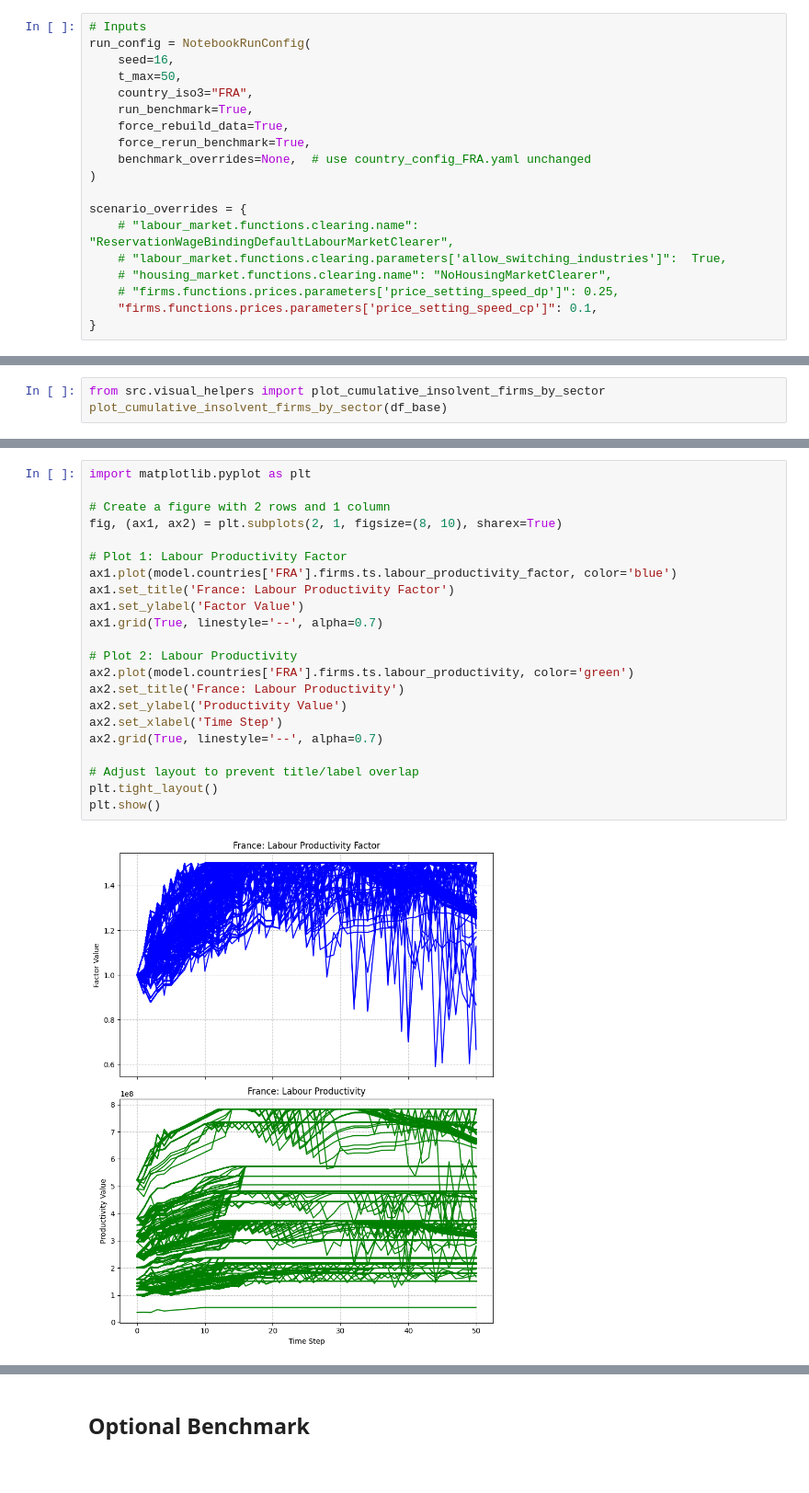
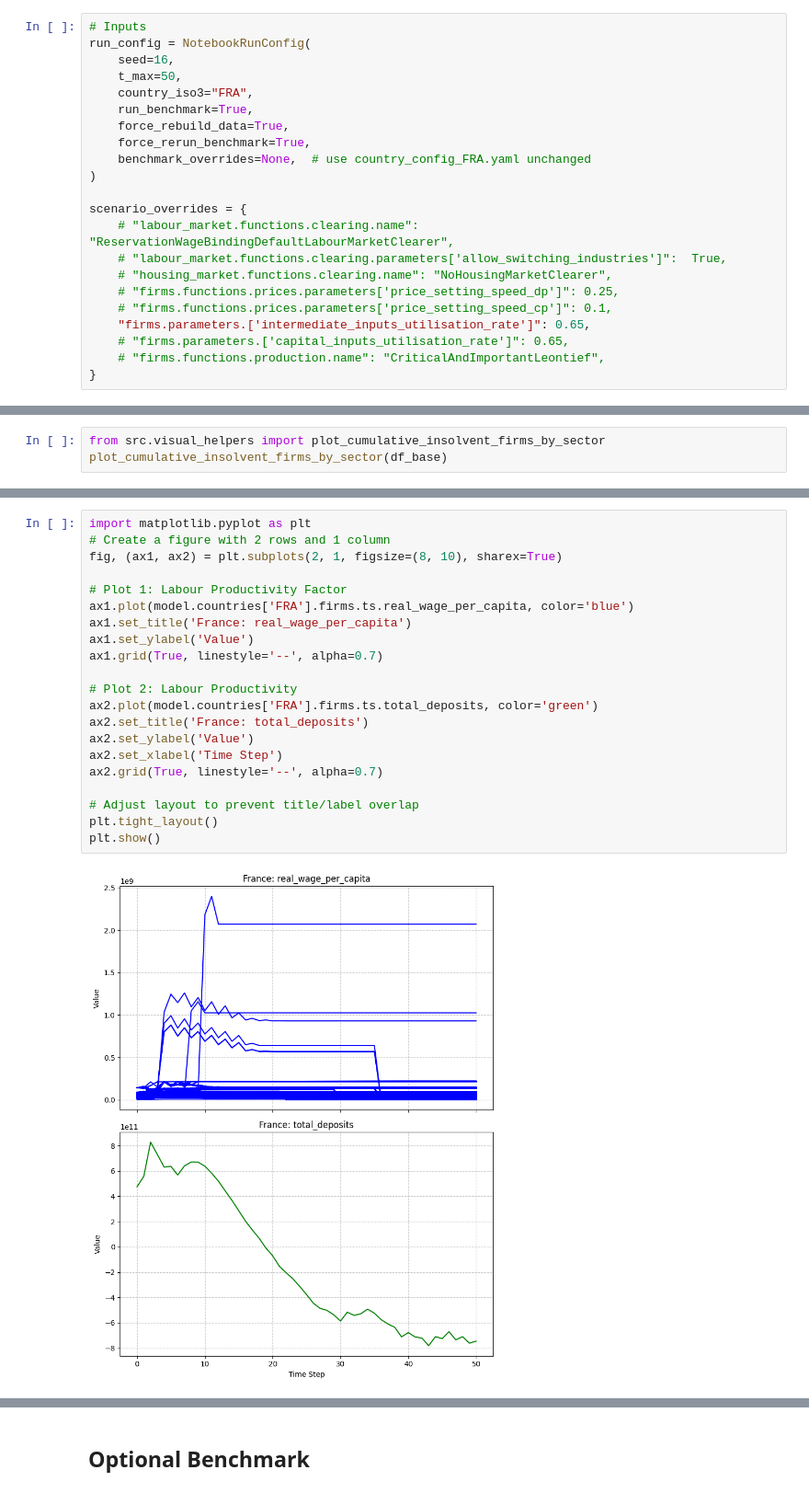
Before and after one commit to INET-Complexity/INET-consumption, a Jupyter notebook: run_model/run_model.ipynb, the cells around one changed output, grey strips where cells are left out. Shown at 92% size. Saved outputs shown, nothing was run; the diff lists cells and outputs as text.

Commit message:
Align notebook with debug/firm-behaviour

```diff
--- a/run_model/run_model.ipynb
+++ b/run_model/run_model.ipynb
@@ -67,7 +67,10 @@ scenario_overrides = {
     # "labour_market.functions.clearing.parameters['allow_switching_industries']":  True,
     # "housing_market.functions.clearing.name": "NoHousingMarketClearer",
     # "firms.functions.prices.parameters['price_setting_speed_dp']": 0.25,
-    "firms.functions.prices.parameters['price_setting_speed_cp']": 0.1,
+    # "firms.functions.prices.parameters['price_setting_speed_cp']": 0.1,
+    "firms.parameters.['intermediate_inputs_utilisation_rate']": 0.65,
+    # "firms.parameters.['capital_inputs_utilisation_rate']": 0.65,
+    # "firms.functions.production.name": "CriticalAndImportantLeontief",
 }
 # %%
 # Prepare Data
@@ -206,24 +194,23 @@ model.countries['FRA'].firms.ts.get_keys()
 # %%
 import matplotlib.pyplot as plt
-
 # Create a figure with 2 rows and 1 column
 fig, (ax1, ax2) = plt.subplots(2, 1, figsize=(8, 10), sharex=True)
 
 # Plot 1: Labour Productivity Factor
-ax1.plot(model.countries['FRA'].firms.ts.labour_productivity_factor, color='blue')
-ax1.set_title('France: Labour Productivity Factor')
-ax1.set_ylabel('Factor Value')
+ax1.plot(model.countries['FRA'].firms.ts.real_wage_per_capita, color='blue')
+ax1.set_title('France: real_wage_per_capita')
+ax1.set_ylabel('Value')
 ax1.grid(True, linestyle='--', alpha=0.7)
 
 # Plot 2: Labour Productivity
-ax2.plot(model.countries['FRA'].firms.ts.labour_productivity, color='green')
-ax2.set_title('France: Labour Productivity')
-ax2.set_ylabel('Productivity Value')
+ax2.plot(model.countries['FRA'].firms.ts.total_deposits, color='green')
+ax2.set_title('France: total_deposits')
+ax2.set_ylabel('Value')
 ax2.set_xlabel('Time Step')
 ax2.grid(True, linestyle='--', alpha=0.7)
 
 # Adjust layout to prevent title/label overlap
 plt.tight_layout()
 plt.show()
 # %% [output]
-[figure, old version]
+[figure, new version]
```
Also changed, not shown: parts of 18 cells of this notebook.
